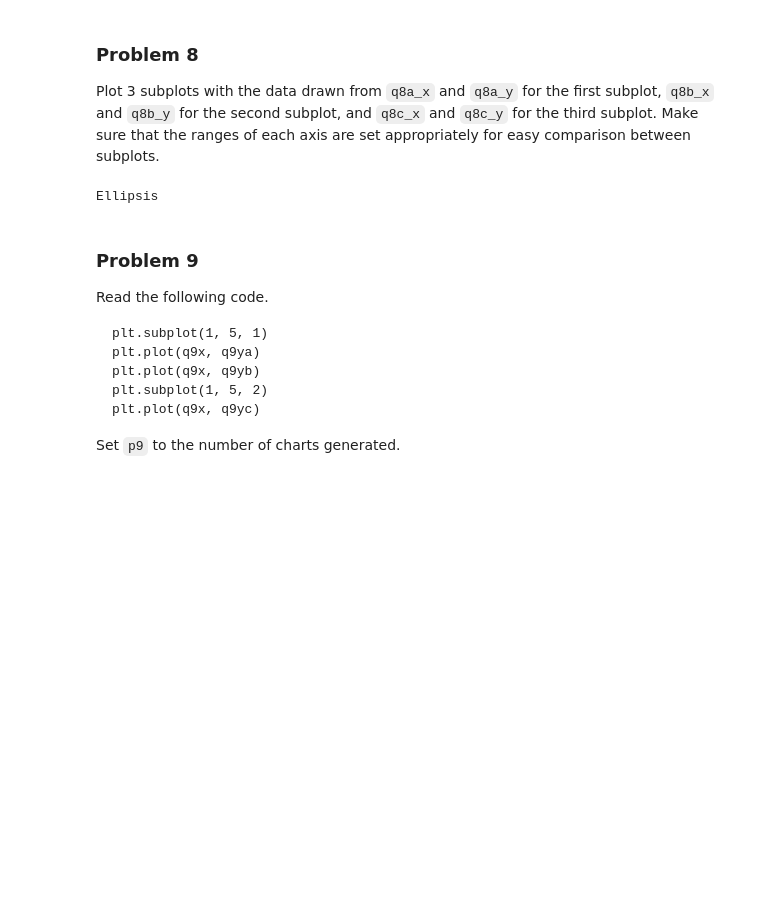
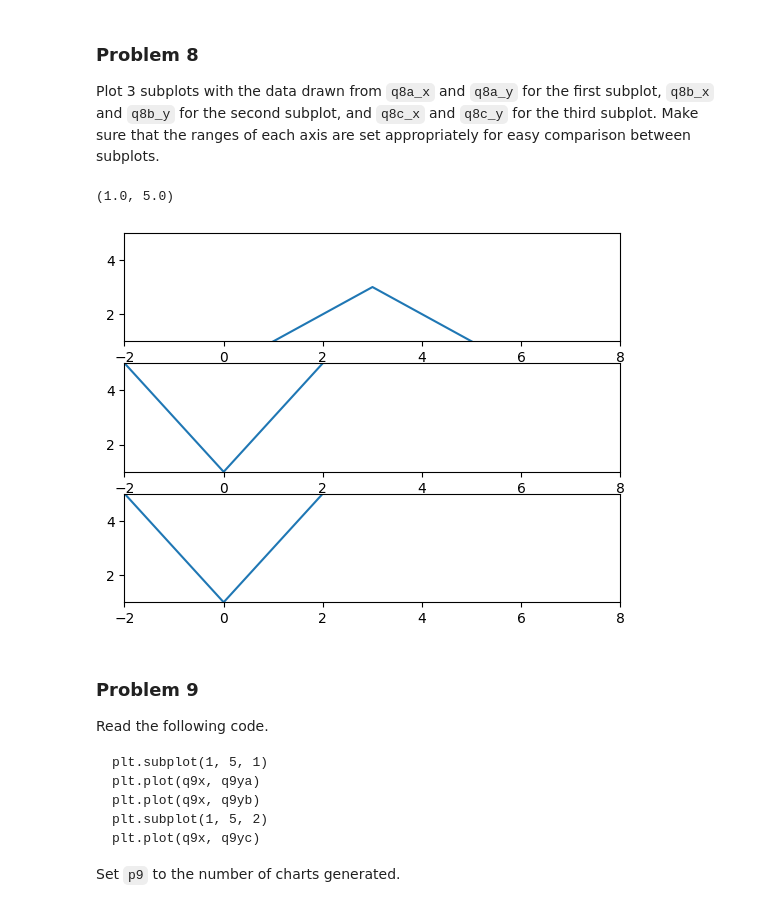
Before and after one commit to kmstepka/dx602-homework-05, a Jupyter notebook: homework.ipynb, the cells around one changed output. Cells and saved outputs as stored; diff of their text form; code cells hidden in the pictures; blank space fills up the shorter version.

```diff
--- a/homework.ipynb
+++ b/homework.ipynb
@@ -212,12 +217,26 @@ q8b_y = [5, 3, 1, 3, 5]
 
 q8c_x = [0, 2, 4, 6, 8]
 q8c_y = [5, 4, 3, 2, 1]
-# %%
-# YOUR CHANGES HERE
-
-...
-# %% [output]
-Ellipsis
+# %%
+# YOUR CHANGES HERE
+
+plt.subplot(311)
+plt.plot(q8a_x, q8a_y)
+plt.xlim(-2,8)
+plt.ylim(1,5)
+
+plt.subplot(312)
+plt.plot(q8b_x, q8b_y)
+plt.xlim(-2,8)
+plt.ylim(1,5)
+
+plt.subplot(313)
+plt.plot(q8b_x, q8b_y)
+plt.xlim(-2,8)
+plt.ylim(1,5)
+# %% [output]
+(1.0, 5.0)
+[figure, added]
 # %% [markdown]
 ### Problem 9
 
```
Also changed, not shown: parts of 26 cells of this notebook, 1 other file.
